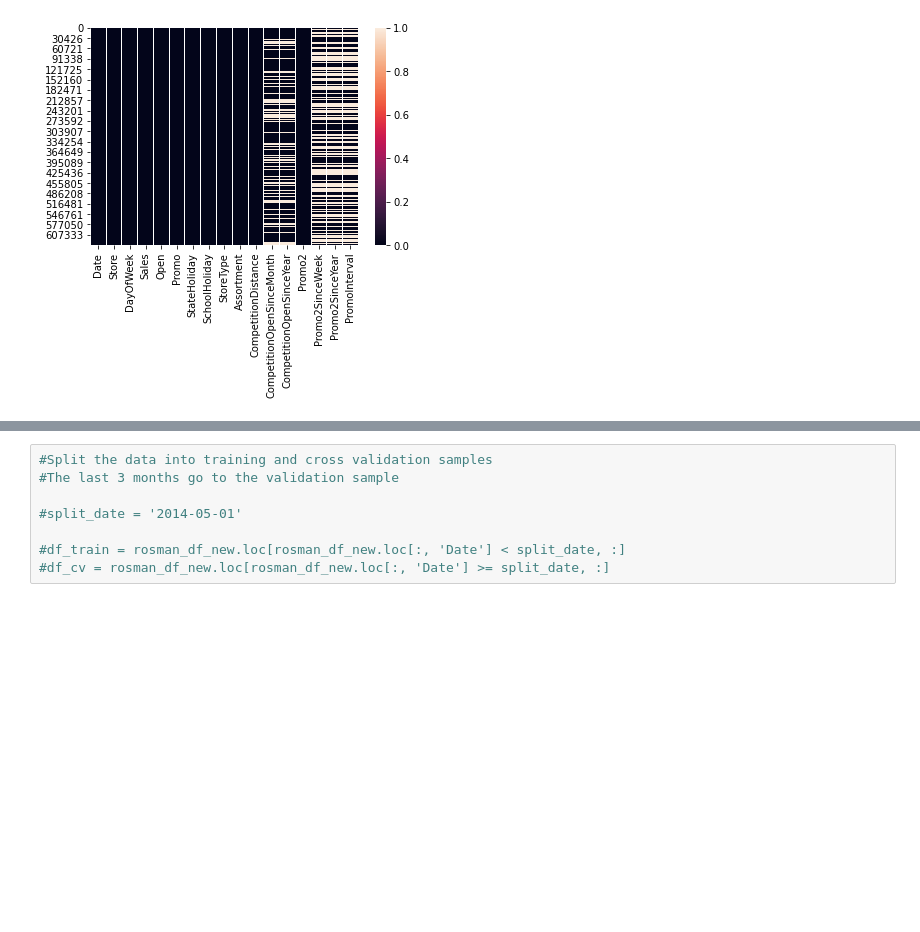
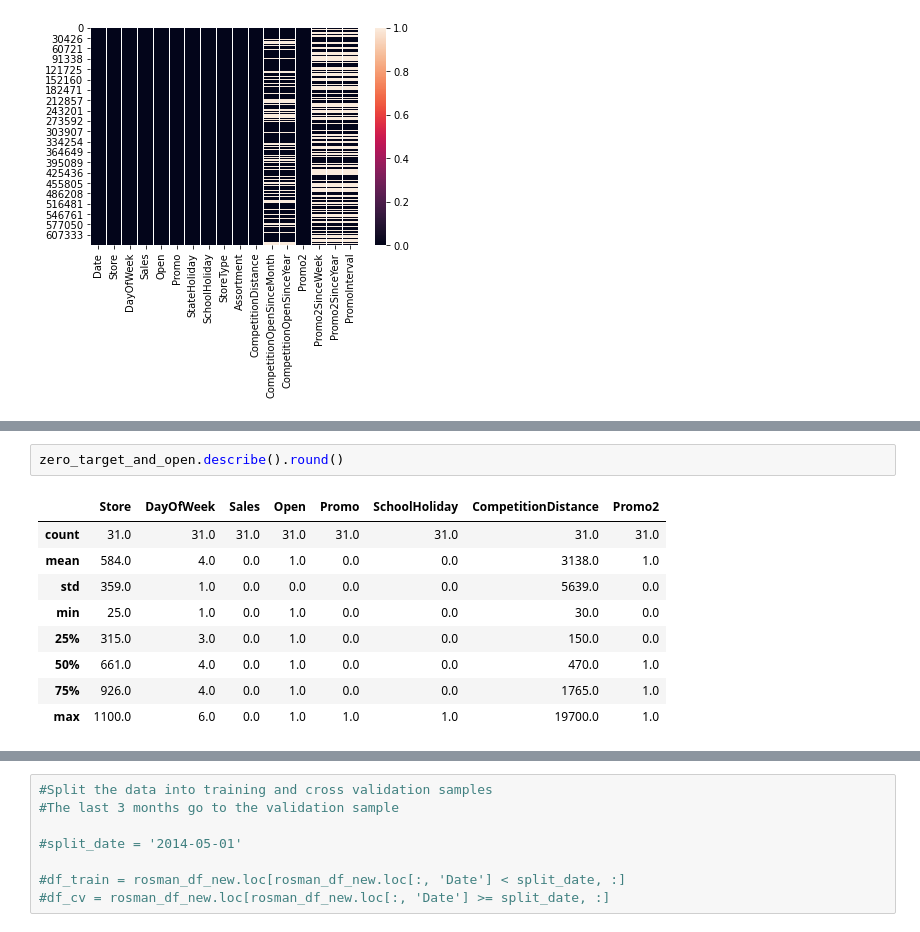
Before and after one commit to JohnEnev/DSR-competition-team1, a Jupyter notebook: notebooks/SG_cleaning.ipynb, the cells around one changed output, grey strips where cells are left out. Cells and saved outputs as stored; diff of their text form; blank space fills up the shorter version.

```diff
--- a/notebooks/SG_cleaning.ipynb
+++ b/notebooks/SG_cleaning.ipynb
@@ -221,0 +299,12 @@ Column Promo2 has  0% null values.
+# %%
+zero_target_and_open.describe().round()
+# %% [output]
+|  | Store | DayOfWeek | Sales | Open | Promo | SchoolHoliday | CompetitionDistance | Promo2 |
+| count | 31.0 | 31.0 | 31.0 | 31.0 | 31.0 | 31.0 | 31.0 | 31.0 |
+| mean | 584.0 | 4.0 | 0.0 | 1.0 | 0.0 | 0.0 | 3138.0 | 1.0 |
+| std | 359.0 | 1.0 | 0.0 | 0.0 | 0.0 | 0.0 | 5639.0 | 0.0 |
+| min | 25.0 | 1.0 | 0.0 | 1.0 | 0.0 | 0.0 | 30.0 | 0.0 |
+| 25% | 315.0 | 3.0 | 0.0 | 1.0 | 0.0 | 0.0 | 150.0 | 0.0 |
+| 50% | 661.0 | 4.0 | 0.0 | 1.0 | 0.0 | 0.0 | 470.0 | 1.0 |
+| 75% | 926.0 | 4.0 | 0.0 | 1.0 | 0.0 | 0.0 | 1765.0 | 1.0 |
+| max | 1100.0 | 6.0 | 0.0 | 1.0 | 1.0 | 1.0 | 19700.0 | 1.0 |
```
Also changed, not shown: parts of 16 cells of this notebook, 1 other file.
